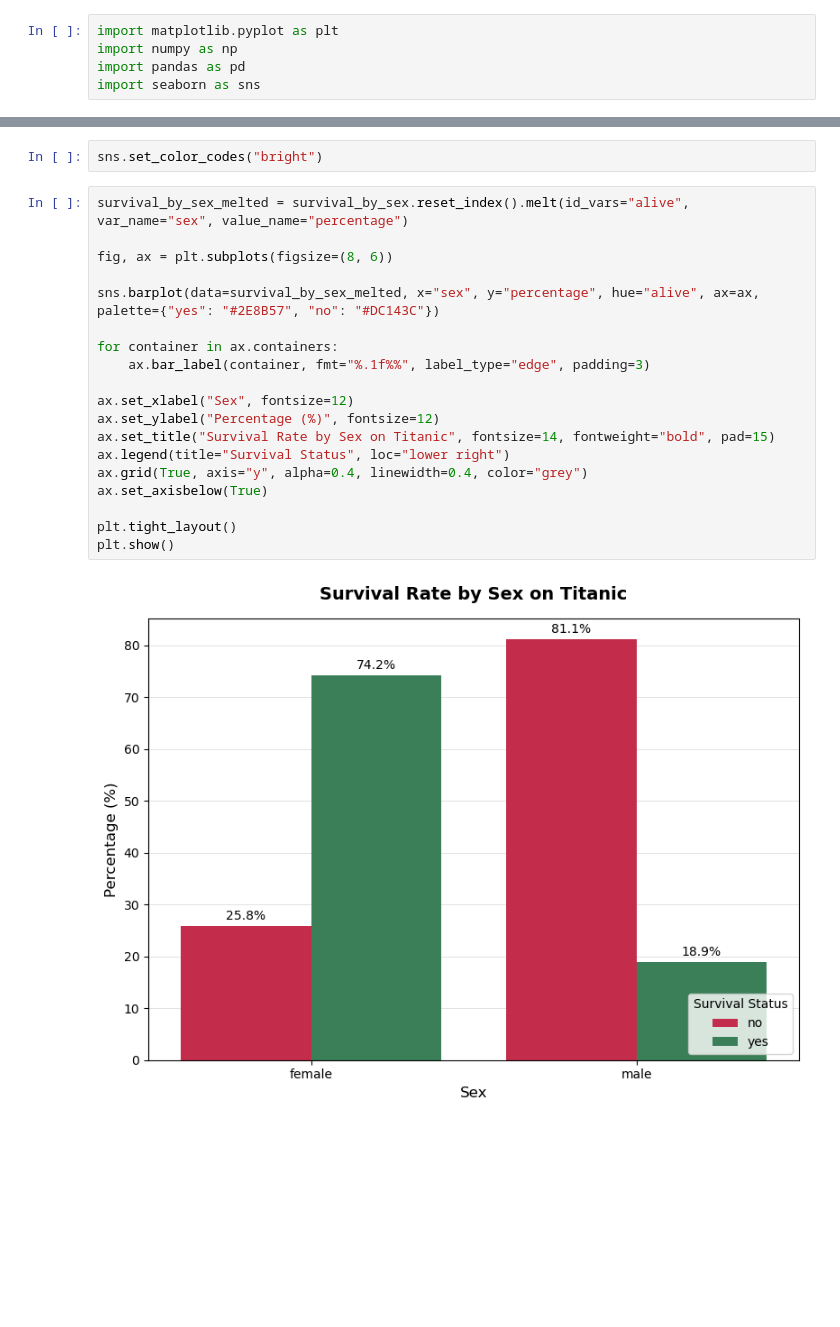
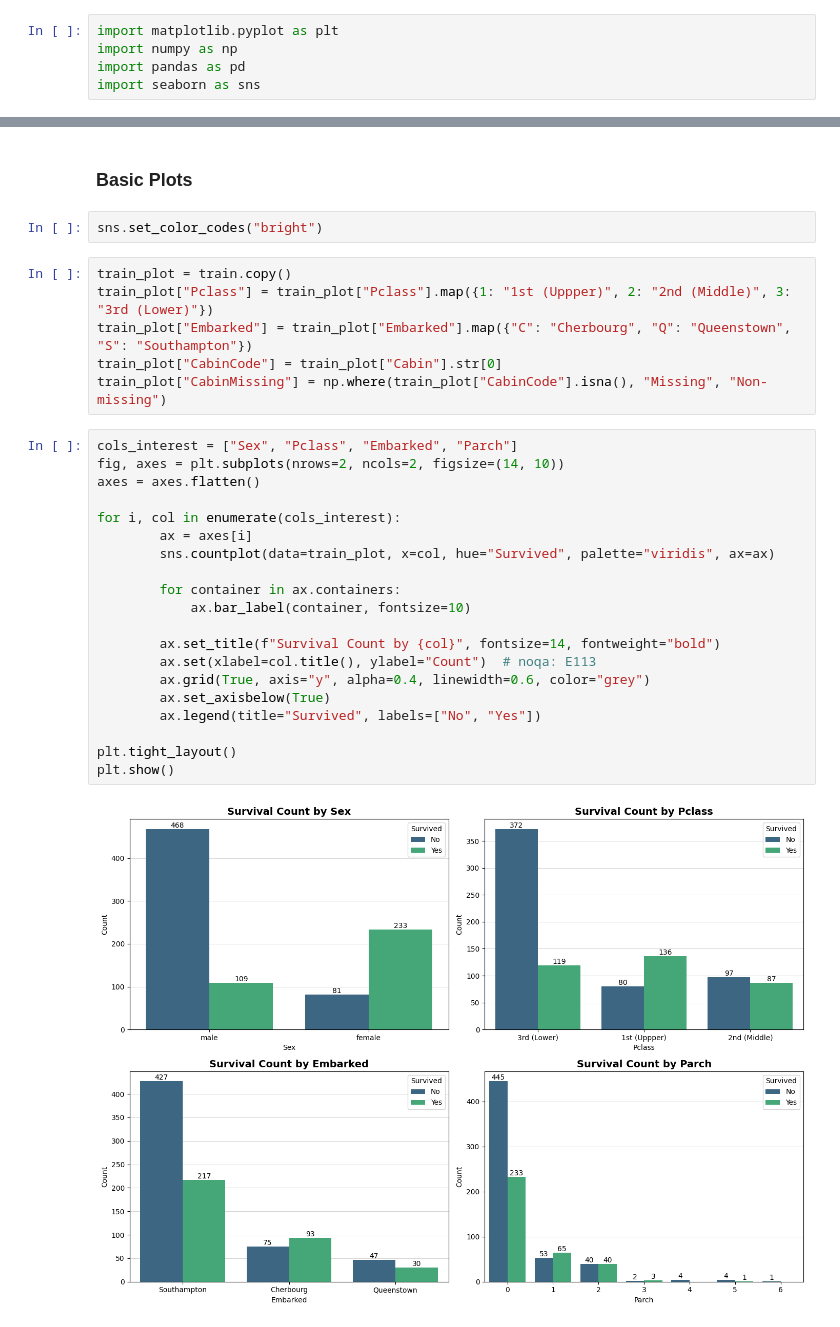
Before and after one commit to jhlopesalves/classic_workflows, a Jupyter notebook: supervised_learning/classification/titanic/titanic.ipynb, the cells around one changed output, grey strips where cells are left out. Cells and saved outputs as stored; diff of their text form; blank space fills up the shorter version.

Commit message:
investigating missingness - titanic

```diff
--- a/supervised_learning/classification/titanic/titanic.ipynb
+++ b/supervised_learning/classification/titanic/titanic.ipynb
@@ -64,23 +111,32 @@ survival_by_sex = survival_by_sex.T
+# %% [markdown]
+### Basic Plots
 # %%
 sns.set_color_codes("bright")
-# %%
-survival_by_sex_melted = survival_by_sex.reset_index().melt(id_vars="alive", var_name="sex", value_name="percentage")
-
-fig, ax = plt.subplots(figsize=(8, 6))
-
-sns.barplot(data=survival_by_sex_melted, x="sex", y="percentage", hue="alive", ax=ax, palette={"yes": "#2E8B57", "no": "#DC143C"})
-
-for container in ax.containers:
-    ax.bar_label(container, fmt="%.1f%%", label_type="edge", padding=3)
-
-ax.set_xlabel("Sex", fontsize=12)
-ax.set_ylabel("Percentage (%)", fontsize=12)
-ax.set_title("Survival Rate by Sex on Titanic", fontsize=14, fontweight="bold", pad=15)
-ax.legend(title="Survival Status", loc="lower right")
-ax.grid(True, axis="y", alpha=0.4, linewidth=0.4, color="grey")
-ax.set_axisbelow(True)
-
-plt.tight_layout()
-plt.show()
-# %% [output]
-[figure, removed]
+# %%
+train_plot = train.copy()
+train_plot["Pclass"] = train_plot["Pclass"].map({1: "1st (Uppper)", 2: "2nd (Middle)", 3: "3rd (Lower)"})
+train_plot["Embarked"] = train_plot["Embarked"].map({"C": "Cherbourg", "Q": "Queenstown", "S": "Southampton"})
+train_plot["CabinCode"] = train_plot["Cabin"].str[0]
+train_plot["CabinMissing"] = np.where(train_plot["CabinCode"].isna(), "Missing", "Non-missing")
+# %%
+cols_interest = ["Sex", "Pclass", "Embarked", "Parch"]
+fig, axes = plt.subplots(nrows=2, ncols=2, figsize=(14, 10))
+axes = axes.flatten()
+
+for i, col in enumerate(cols_interest):
+		ax = axes[i]
+		sns.countplot(data=train_plot, x=col, hue="Survived", palette="viridis", ax=ax)
+
+		for container in ax.containers:
+			ax.bar_label(container, fontsize=10)
+
+		ax.set_title(f"Survival Count by {col}", fontsize=14, fontweight="bold")
+		ax.set(xlabel=col.title(), ylabel="Count")  # noqa: E113
+		ax.grid(True, axis="y", alpha=0.4, linewidth=0.6, color="grey")
+		ax.set_axisbelow(True)
+		ax.legend(title="Survived", labels=["No", "Yes"])
+
+plt.tight_layout()
+plt.show()
+# %% [output]
+[figure, added]
```
Also changed, not shown: parts of 16 cells of this notebook, 2 other files.
